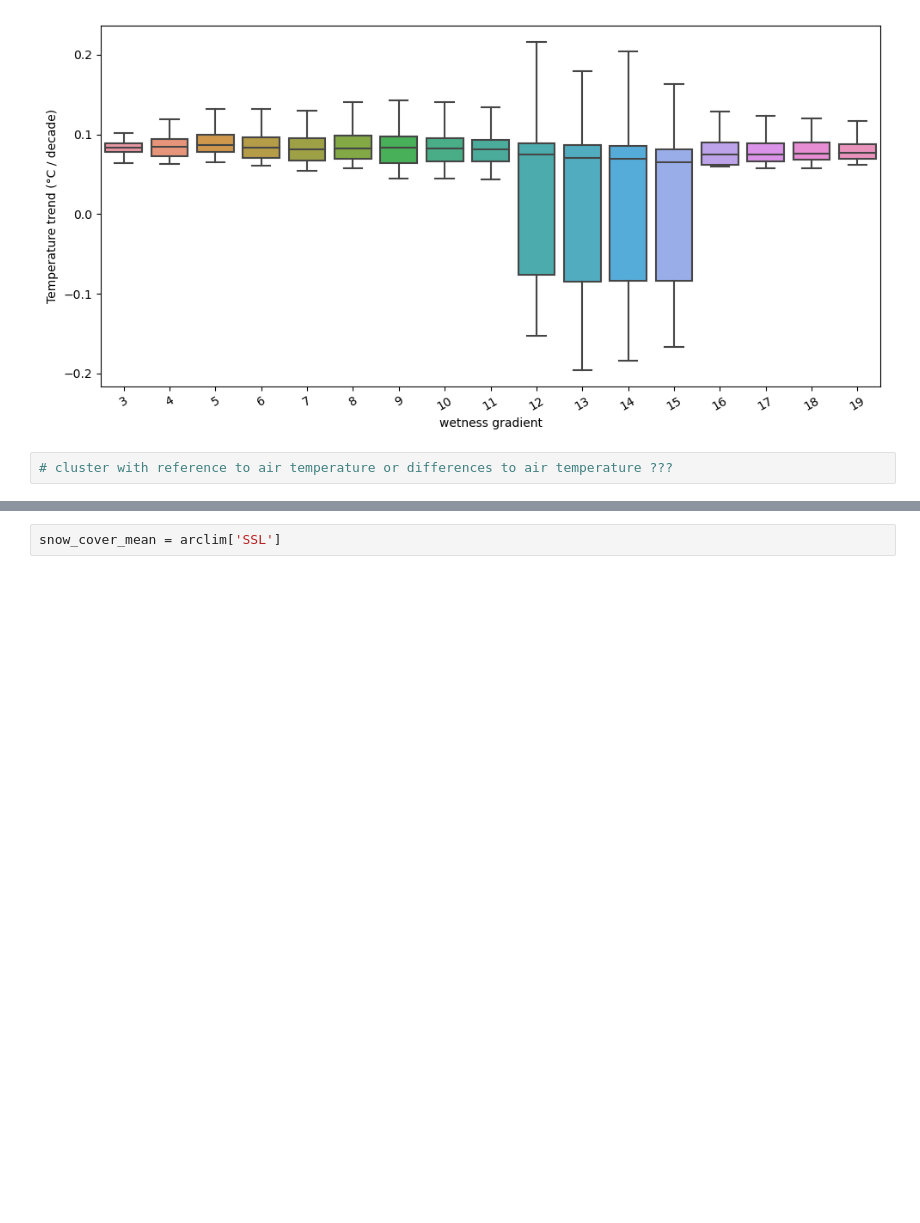
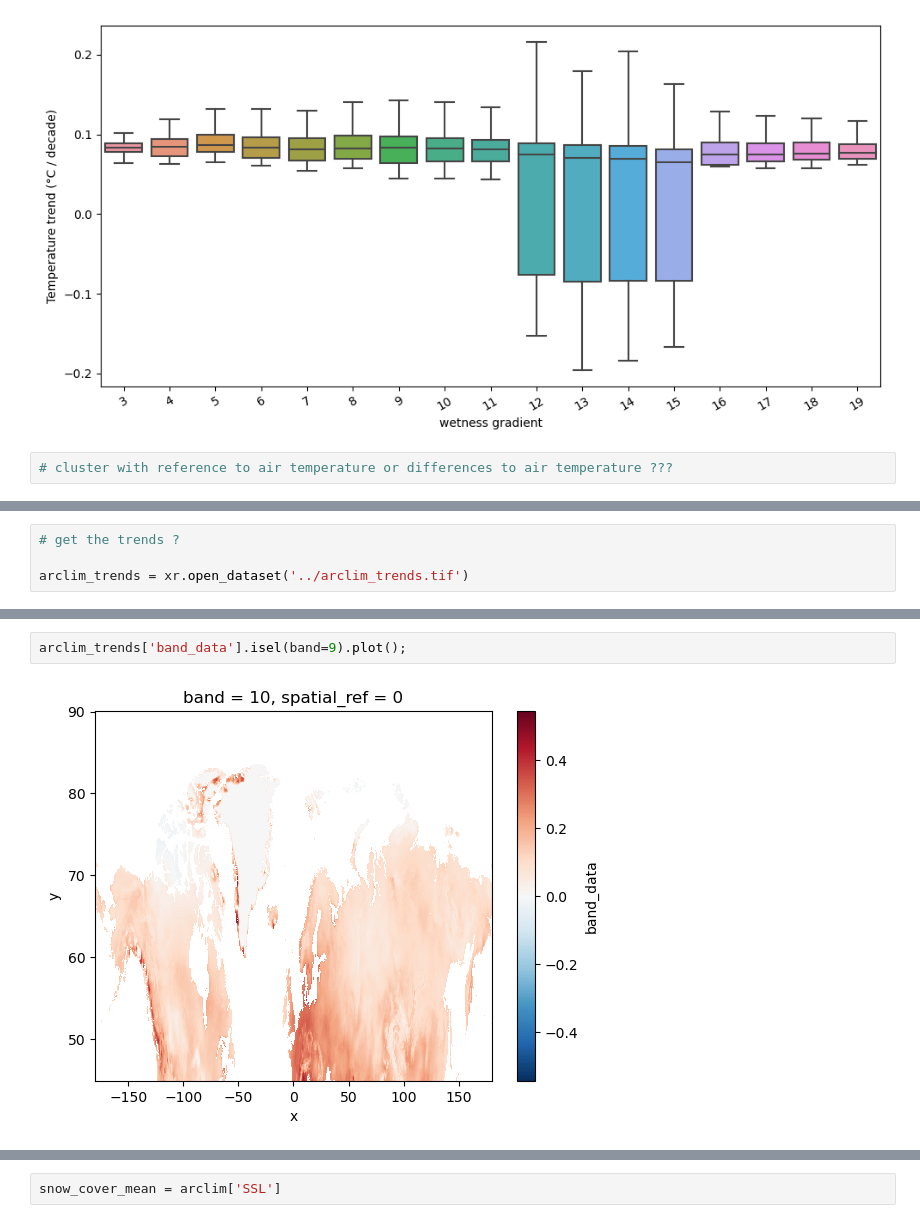
Before and after one commit to soniajdupuis/PhD_analysis, a Jupyter notebook: Paper_3_Analysis/box_plots.ipynb, the cells around one changed output, grey strips where cells are left out. Drawn from its saved outputs; the diff is of its cells as text; blank space fills up the shorter version.

Commit message:
summer winter trends

```diff
--- a/Paper_3_Analysis/box_plots.ipynb
+++ b/Paper_3_Analysis/box_plots.ipynb
@@ -284,0 +305,4 @@ arclim = xr.open_dataset('../arclim_means.nc')
+# %%
+# get the trends ?
+
+arclim_trends = xr.open_dataset('../arclim_trends.tif')
@@ -284,0 +321,4 @@ arclim = xr.open_dataset('../arclim_means.nc')
+# %%
+arclim_trends['band_data'].isel(band=9).plot();
+# %% [output]
+[figure, added]
```
Also changed, not shown: parts of 18 cells of this notebook, 7 other files.
